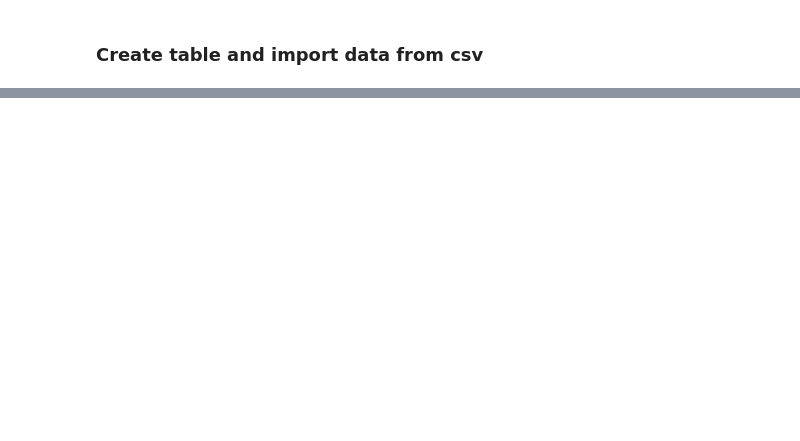
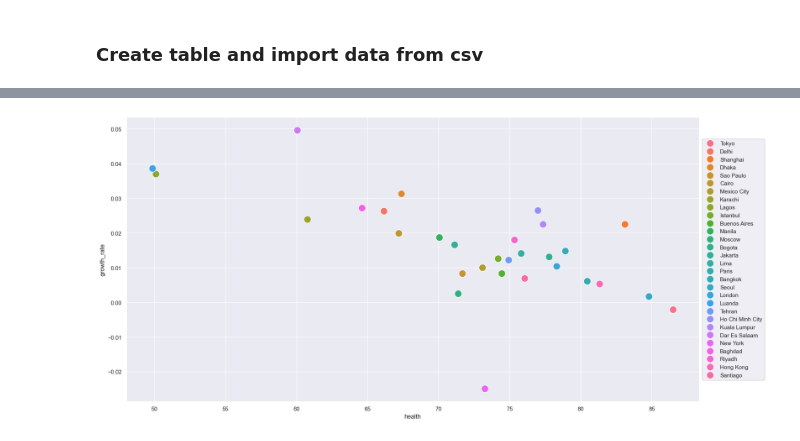
Before and after one commit to GitSallyCode/Project_DataAnalysis, a Jupyter notebook: main.ipynb, the cells around one changed output, grey strips where cells are left out. Saved outputs shown, nothing was run; the diff lists cells and outputs as text; code cells hidden in the pictures; blank space fills up the shorter version.

Commit message:
We analized growth rates among cities worldwide.

```diff
--- a/main.ipynb
+++ b/main.ipynb
@@ -245,0 +255,16 @@ data.head()
+# %%
+import seaborn as sns
+import matplotlib.pyplot as plt
+import pandas as pd
+
+g = sns.scatterplot(
+    x='health',
+    y='growth_rate',
+    data=data.head(30),
+    hue='city',
+    s=200
+)
+g.legend(loc='center left', bbox_to_anchor=(1, 0.5))
+plt.show()
+# %% [output]
+[figure, added]
```
Also changed, not shown: parts of 19 cells of this notebook.
